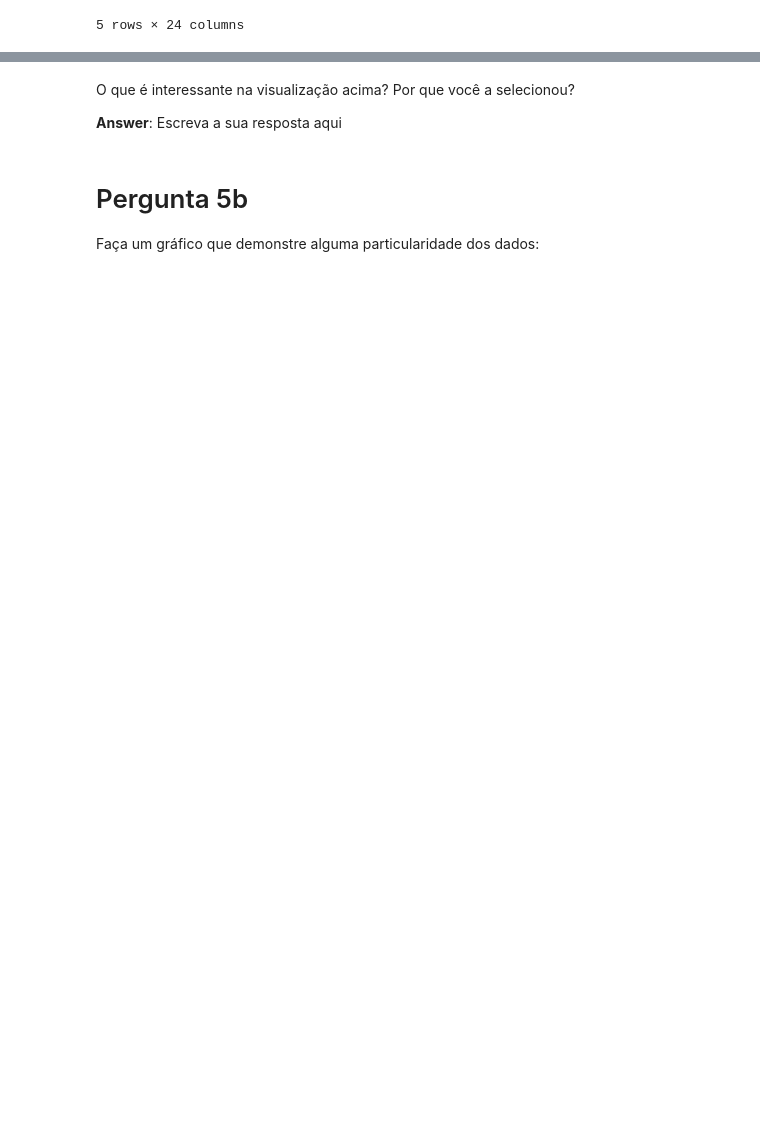
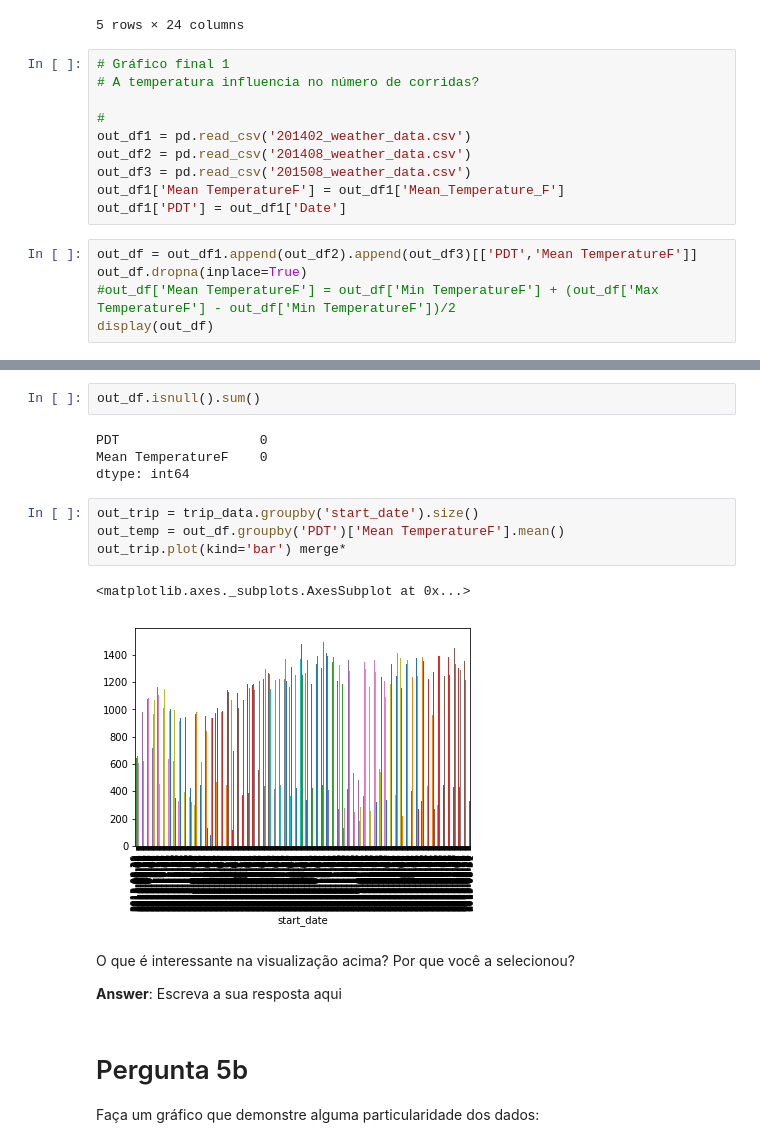
Before and after one commit to luisfcardoso/Udacity, a Jupyter notebook: Fundamentos de Data Science 1/Projeto/Analise_Bay_Area_Bike_Share-NDFDSI.ipynb, the cells around one changed output, grey strips where cells are left out. Drawn from its saved outputs; the diff is of its cells as text; blank space fills up the shorter version.

```diff
--- a/Fundamentos de Data Science 1/Projeto/Analise_Bay_Area_Bike_Share-NDFDSI.ipynb
+++ b/Fundamentos de Data Science 1/Projeto/Analise_Bay_Area_Bike_Share-NDFDSI.ipynb
@@ -494,3 +506,18 @@ drop_out_df.head()
 | 3 | 9/1/2013 | 74 | 66 | 58 | 60 | 56 | ... |
 | 4 | 9/2/2013 | 75 | 69 | 62 | 61 | 60 | ... |
 5 rows × 24 columns
+# %%
+# Gráfico final 1
+# A temperatura influencia no número de corridas?
+
+#
+out_df1 = pd.read_csv('201402_weather_data.csv')
+out_df2 = pd.read_csv('201408_weather_data.csv')
+out_df3 = pd.read_csv('201508_weather_data.csv')
+out_df1['Mean TemperatureF'] = out_df1['Mean_Temperature_F']
+out_df1['PDT'] = out_df1['Date']
+# %%
+out_df = out_df1.append(out_df2).append(out_df3)[['PDT','Mean TemperatureF']]
+out_df.dropna(inplace=True)
+#out_df['Mean TemperatureF'] = out_df['Min TemperatureF'] + (out_df['Max TemperatureF'] - out_df['Min TemperatureF'])/2
+display(out_df)
@@ -497,3 +543,16 @@ drop_out_df.head()
+# %%
+out_df.isnull().sum()
+# %% [output]
+PDT                  0
+Mean TemperatureF    0
+dtype: int64
+# %%
+out_trip = trip_data.groupby('start_date').size()
+out_temp = out_df.groupby('PDT')['Mean TemperatureF'].mean()
+out_trip.plot(kind='bar') merge*
+# %% [output]
+<matplotlib.axes._subplots.AxesSubplot at 0x...>
+[figure, added]
 # %% [markdown]
 O que é interessante na visualização acima? Por que você a selecionou?
 
```
Also changed, not shown: parts of 7 cells of this notebook.
